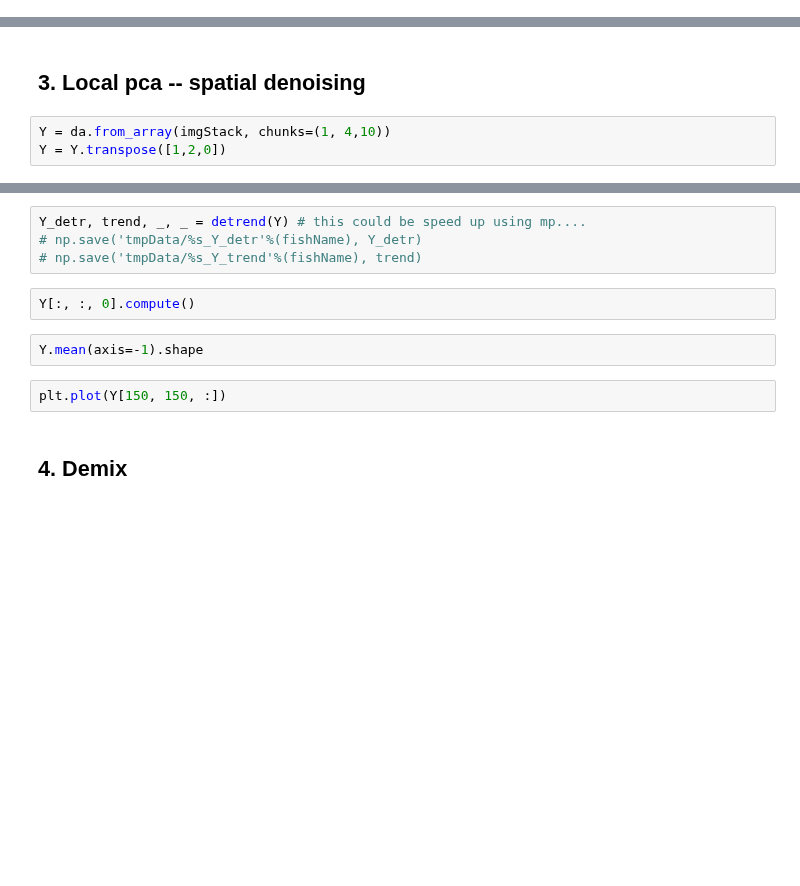
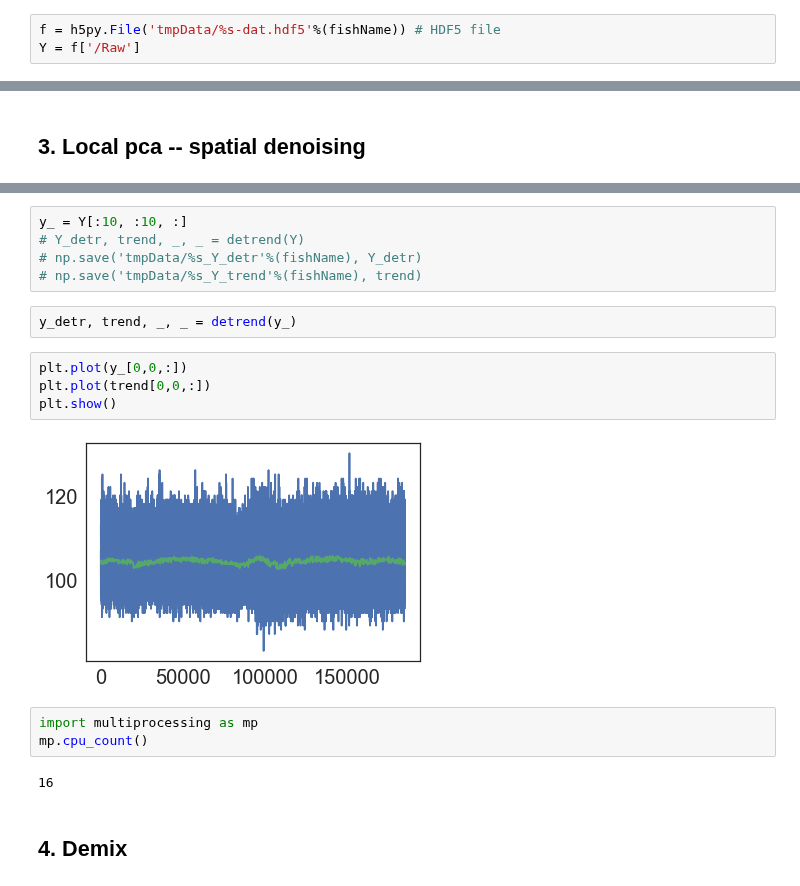
Before and after one commit to zqwei/fish_processing, a Jupyter notebook: notebooks/06152017Fish1-2.ipynb, the cells around one changed output, grey strips where cells are left out. Drawn from its saved outputs; the diff is of its cells as text; blank space fills up the shorter version.

Commit message:
add detrend code

```diff
--- a/notebooks/06152017Fish1-2.ipynb
+++ b/notebooks/06152017Fish1-2.ipynb
@@ -40,0 +51,3 @@ plt.show()
+# %%
+f = h5py.File('tmpData/%s-dat.hdf5'%(fishName)) # HDF5 file
+Y = f['/Raw']
@@ -41,5 +66,2 @@ plt.show()
 # %% [markdown]
 ## 3. Local pca -- spatial denoising
-# %%
-Y = da.from_array(imgStack, chunks=(1, 4,10))
-Y = Y.transpose([1,2,0])
@@ -124,12 +72,20 @@ def detrend(mov, order=3, followup=100, spacing=200, q=.05, axis=-1, robust=True
 # %%
-Y_detr, trend, _, _ = detrend(Y) # this could be speed up using mp....
+y_ = Y[:10, :10, :]
+# Y_detr, trend, _, _ = detrend(Y)
 # np.save('tmpData/%s_Y_detr'%(fishName), Y_detr)
 # np.save('tmpData/%s_Y_trend'%(fishName), trend)
-# %%
-Y[:, :, 0].compute()
-# %%
-Y.mean(axis=-1).shape
-# %%
-plt.plot(Y[150, 150, :])
+# %%
+y_detr, trend, _, _ = detrend(y_)
+# %%
+plt.plot(y_[0,0,:])
+plt.plot(trend[0,0,:])
+plt.show()
+# %% [output]
+[figure, added]
+# %%
+import multiprocessing as mp
+mp.cpu_count()
+# %% [output]
+16
 # %% [markdown]
 ## 4. Demix
```
Also changed, not shown: parts of 10 cells of this notebook, 5 other files.
